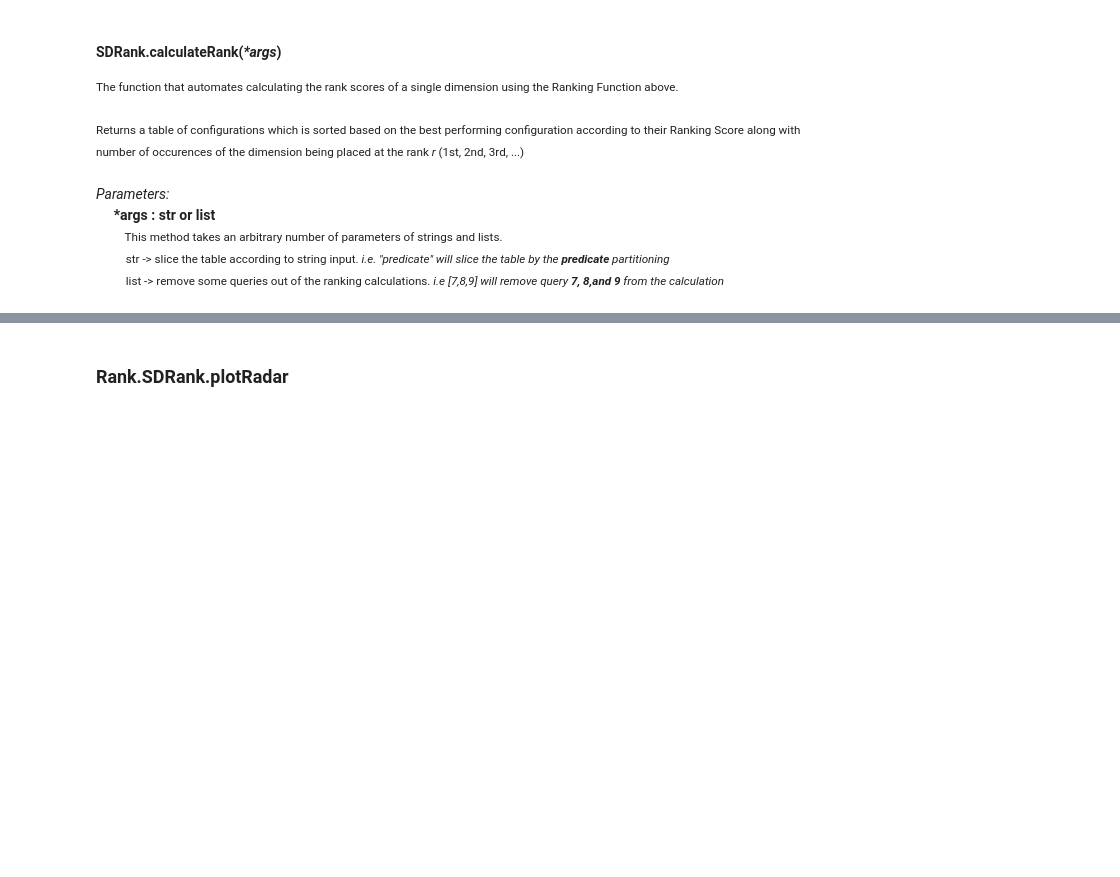
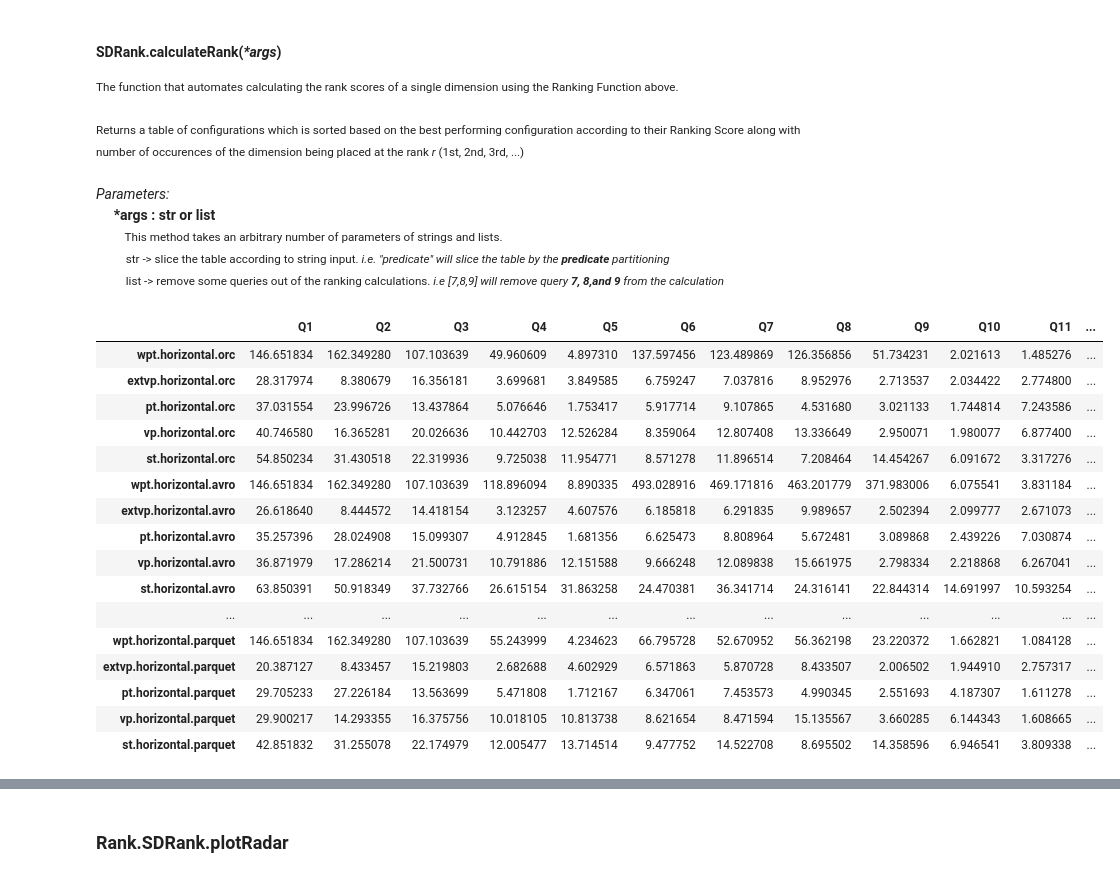
Before and after one commit to DataSystemsGroupUT/PAPyA, a Jupyter notebook: UI Module_Development/BenchRanker copy.ipynb, the cells around one changed output, grey strips where cells are left out. Saved outputs shown, nothing was run; the diff lists cells and outputs as text; code cells hidden in the pictures; blank space fills up the shorter version.

```diff
--- a/UI Module_Development/BenchRanker copy.ipynb
+++ b/UI Module_Development/BenchRanker copy.ipynb
@@ -89,6 +88,28 @@ storageSDRank = SDRank(config_watdiv, logs_watdiv, '250M', 'storage')
 &emsp;&emsp;<small>This method takes an arbitrary number of parameters of strings and lists.<br>
 &emsp;&emsp;&ensp;str -> slice the table according to string input. <i>i.e. "predicate" will slice the table by the <b>predicate</b> partitioning</i><br>
 &emsp;&emsp;&ensp;list -> remove some queries out of the ranking calculations. <i>i.e [7,8,9] will remove query <b>7, 8,and 9</b> from the calculation</small></i><br>
+# %%
+from PAPyA.file_reader import FileReader
+FileReader(config_watdiv, logs_watdiv, '100M', 'schemas').file_reader()
+# SDRank(config_watdiv, logs_watdiv, '100M', 'schemas')
+# %% [output]
+|  | Q1 | Q2 | Q3 | Q4 | Q5 | Q6 | Q7 | Q8 | Q9 | Q10 | Q11 | ... |
+| wpt.horizontal.orc | 146.651834 | 162.349280 | 107.103639 | 49.960609 | 4.897310 | 137.597456 | 123.489869 | 126.356856 | 51.734231 | 2.021613 | 1.485276 | ... |
+| extvp.horizontal.orc | 28.317974 | 8.380679 | 16.356181 | 3.699681 | 3.849585 | 6.759247 | 7.037816 | 8.952976 | 2.713537 | 2.034422 | 2.774800 | ... |
+| pt.horizontal.orc | 37.031554 | 23.996726 | 13.437864 | 5.076646 | 1.753417 | 5.917714 | 9.107865 | 4.531680 | 3.021133 | 1.744814 | 7.243586 | ... |
+| vp.horizontal.orc | 40.746580 | 16.365281 | 20.026636 | 10.442703 | 12.526284 | 8.359064 | 12.807408 | 13.336649 | 2.950071 | 1.980077 | 6.877400 | ... |
+| st.horizontal.orc | 54.850234 | 31.430518 | 22.319936 | 9.725038 | 11.954771 | 8.571278 | 11.896514 | 7.208464 | 14.454267 | 6.091672 | 3.317276 | ... |
+| wpt.horizontal.avro | 146.651834 | 162.349280 | 107.103639 | 118.896094 | 8.890335 | 493.028916 | 469.171816 | 463.201779 | 371.983006 | 6.075541 | 3.831184 | ... |
+| extvp.horizontal.avro | 26.618640 | 8.444572 | 14.418154 | 3.123257 | 4.607576 | 6.185818 | 6.291835 | 9.989657 | 2.502394 | 2.099777 | 2.671073 | ... |
+| pt.horizontal.avro | 35.257396 | 28.024908 | 15.099307 | 4.912845 | 1.681356 | 6.625473 | 8.808964 | 5.672481 | 3.089868 | 2.439226 | 7.030874 | ... |
+| vp.horizontal.avro | 36.871979 | 17.286214 | 21.500731 | 10.791886 | 12.151588 | 9.666248 | 12.089838 | 15.661975 | 2.798334 | 2.218868 | 6.267041 | ... |
+| st.horizontal.avro | 63.850391 | 50.918349 | 37.732766 | 26.615154 | 31.863258 | 24.470381 | 36.341714 | 24.316141 | 22.844314 | 14.691997 | 10.593254 | ... |
+| ... | ... | ... | ... | ... | ... | ... | ... | ... | ... | ... | ... | ... |
+| wpt.horizontal.parquet | 146.651834 | 162.349280 | 107.103639 | 55.243999 | 4.234623 | 66.795728 | 52.670952 | 56.362198 | 23.220372 | 1.662821 | 1.084128 | ... |
+| extvp.horizontal.parquet | 20.387127 | 8.433457 | 15.219803 | 2.682688 | 4.602929 | 6.571863 | 5.870728 | 8.433507 | 2.006502 | 1.944910 | 2.757317 | ... |
+| pt.horizontal.parquet | 29.705233 | 27.226184 | 13.563699 | 5.471808 | 1.712167 | 6.347061 | 7.453573 | 4.990345 | 2.551693 | 4.187307 | 1.611278 | ... |
+| vp.horizontal.parquet | 29.900217 | 14.293355 | 16.375756 | 10.018105 | 10.813738 | 8.621654 | 8.471594 | 15.135567 | 3.660285 | 6.144343 | 1.608665 | ... |
+| st.horizontal.parquet | 42.851832 | 31.255078 | 22.174979 | 12.005477 | 13.714514 | 9.477752 | 14.522708 | 8.695502 | 14.358596 | 6.946541 | 3.809338 | ... |
 # %%
 # single dimension ranking by storage without excluding queries
 storageSDRank.calculateRank()
```
Also changed, not shown: parts of 13 cells of this notebook, 3 other files.
